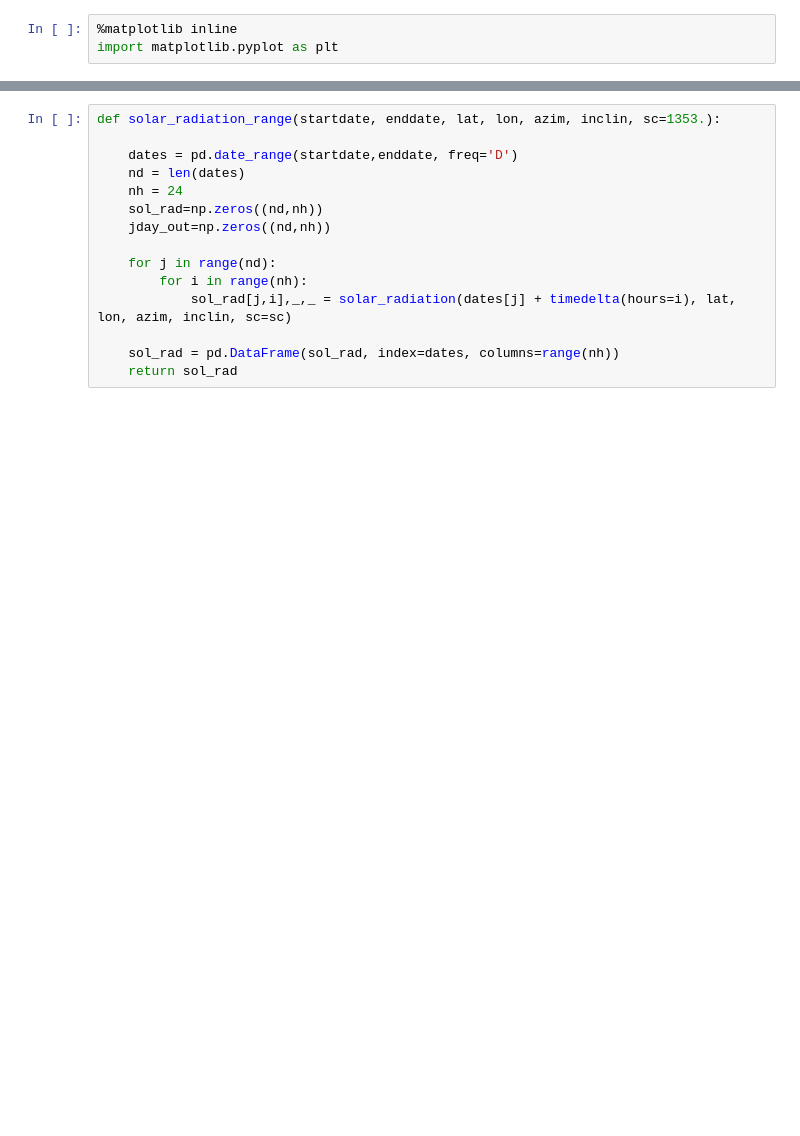
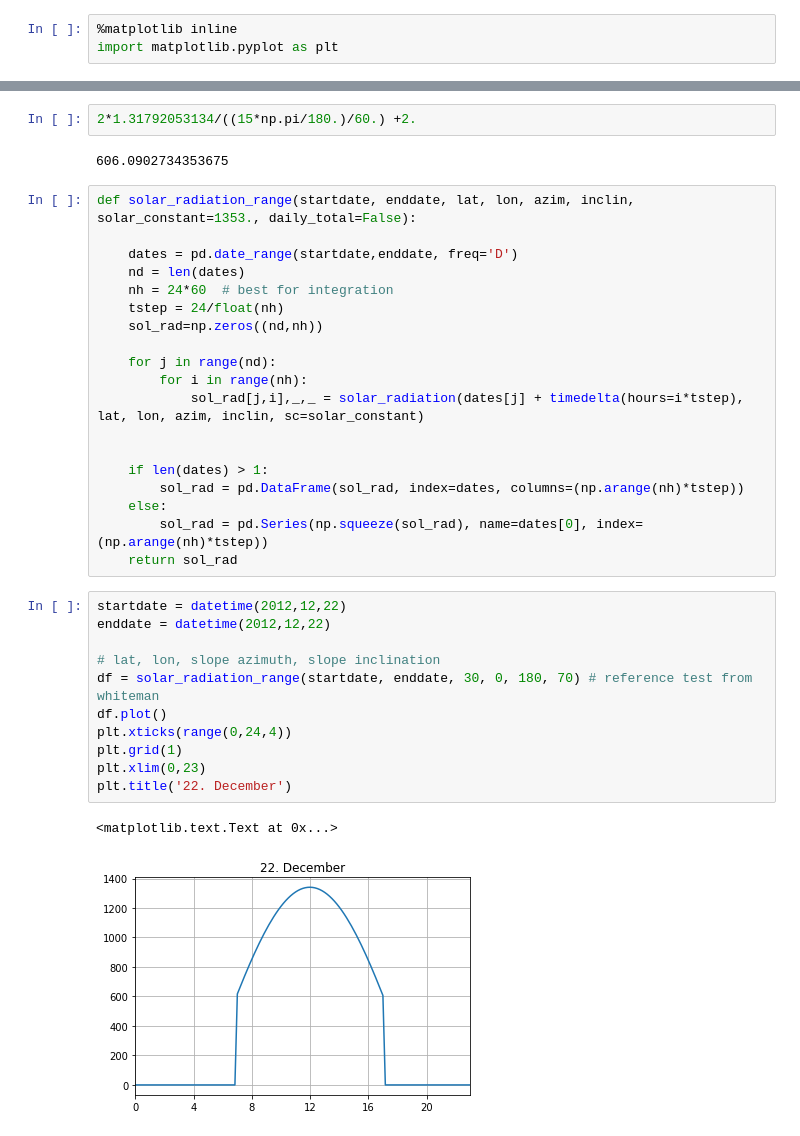
Before and after one commit to MBlaschek/Notebooks, a Jupyter notebook: Solar_radiation.ipynb, the cells around one changed output, grey strips where cells are left out. Saved outputs shown, nothing was run; the diff lists cells and outputs as text; blank space fills up the shorter version.

```diff
--- a/Solar_radiation.ipynb
+++ b/Solar_radiation.ipynb
@@ -116,17 +118,39 @@ print solar_radiation(datetime(2012,12,22,9,0), 30,0 ,90, 0)
+# %%
+2*1.31792053134/((15*np.pi/180.)/60.) +2.
+# %% [output]
+606.0902734353675
 # %%
-def solar_radiation_range(startdate, enddate, lat, lon, azim, inclin, sc=1353.):
+def solar_radiation_range(startdate, enddate, lat, lon, azim, inclin, solar_constant=1353., daily_total=False):
 
     dates = pd.date_range(startdate,enddate, freq='D')
     nd = len(dates)
-    nh = 24
+    nh = 24*60  # best for integration
+    tstep = 24/float(nh)
     sol_rad=np.zeros((nd,nh))
-    jday_out=np.zeros((nd,nh))
 
     for j in range(nd):
         for i in range(nh):
-            sol_rad[j,i],_,_ = solar_radiation(dates[j] + timedelta(hours=i), lat, lon, azim, inclin, sc=sc)
+            sol_rad[j,i],_,_ = solar_radiation(dates[j] + timedelta(hours=i*tstep), lat, lon, azim, inclin, sc=solar_constant)
 
-    sol_rad = pd.DataFrame(sol_rad, index=dates, columns=range(nh))
+
+    if len(dates) > 1:
+        sol_rad = pd.DataFrame(sol_rad, index=dates, columns=(np.arange(nh)*tstep))
+    else:
+        sol_rad = pd.Series(np.squeeze(sol_rad), name=dates[0], index=(np.arange(nh)*tstep))
     return sol_rad
+# %%
+startdate = datetime(2012,12,22)
+enddate = datetime(2012,12,22)
+
+# lat, lon, slope azimuth, slope inclination
+df = solar_radiation_range(startdate, enddate, 30, 0, 180, 70) # reference test from whiteman
+df.plot()
+plt.xticks(range(0,24,4))
+plt.grid(1)
+plt.xlim(0,23)
+plt.title('22. December')
+# %% [output]
+<matplotlib.text.Text at 0x...>
+[figure, added]
 # %%
 startdate = datetime(2012,6,7)
```
Also changed, not shown: parts of 5 cells of this notebook.
